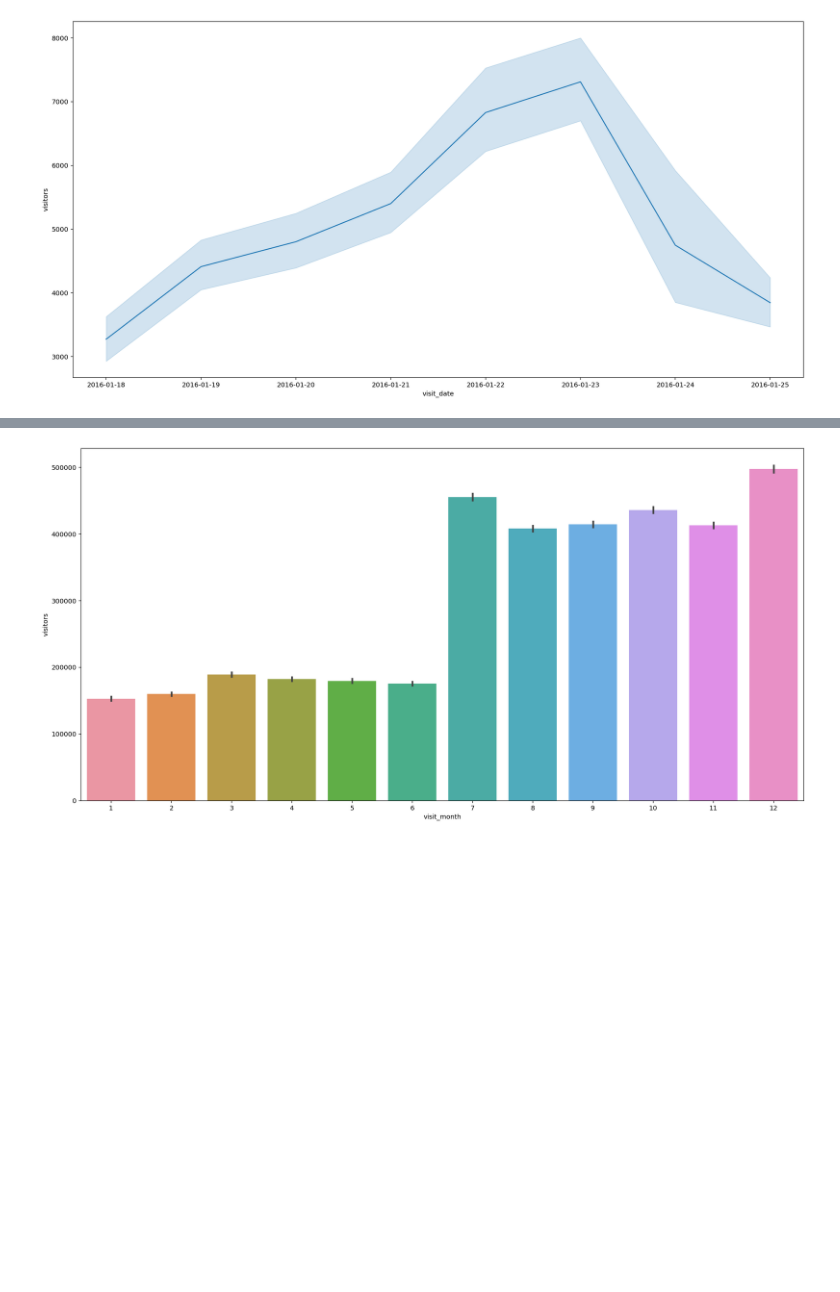
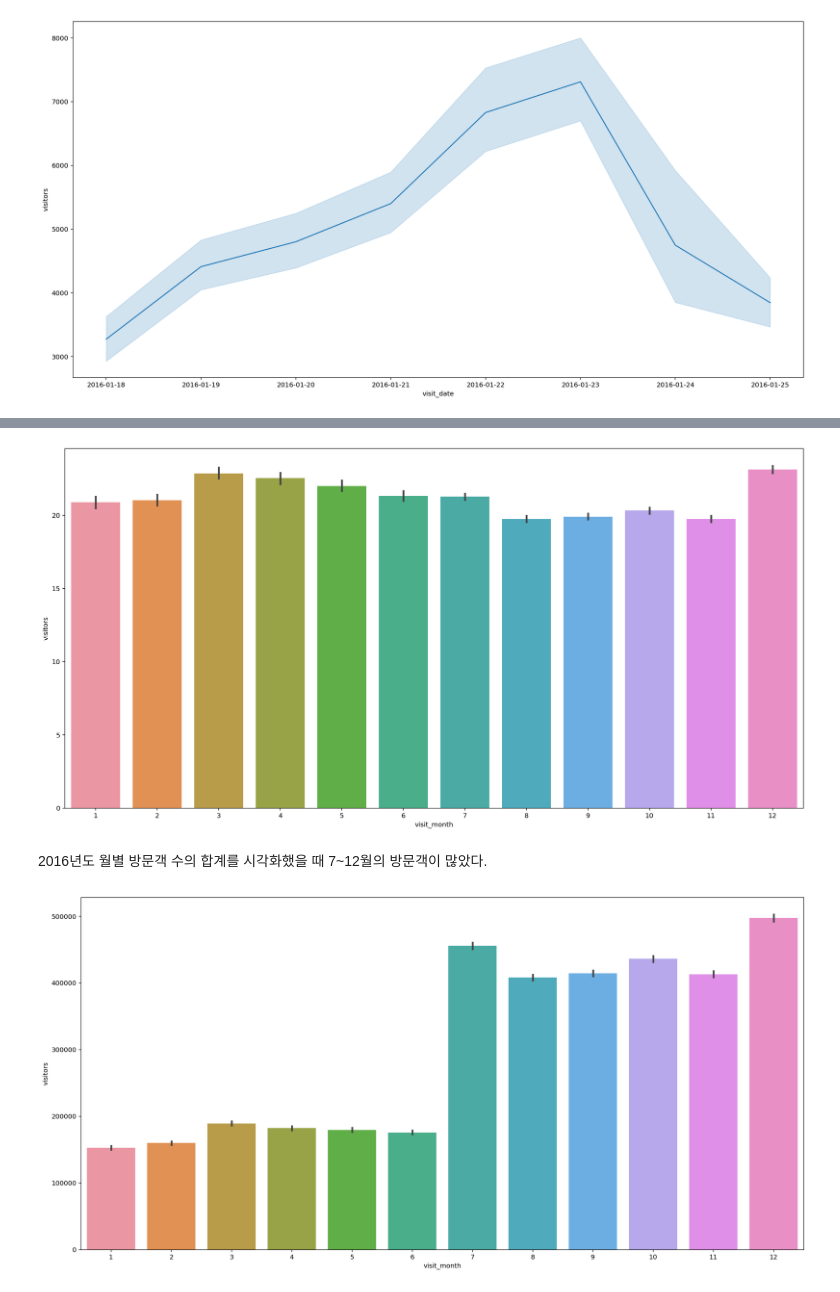
Before and after one commit to dlgur1994/Hackerthon1_Aiffel, a Jupyter notebook: Hyelim/Hackerthon1_visualization.ipynb, the cells around one changed output, grey strips where cells are left out. Saved outputs shown, nothing was run; the diff lists cells and outputs as text; code cells hidden in the pictures; blank space fills up the shorter version.

```diff
--- a/Hyelim/Hackerthon1_visualization.ipynb
+++ b/Hyelim/Hackerthon1_visualization.ipynb
@@ -156,3 +156,11 @@ plt.show()
+# %%
+plt.figure(figsize=(20,10))
+sns.barplot(data = air_visit_group[air_visit_group.visit_year==2016], x='visit_month', y='visitors')
+plt.show()
+# %% [output]
+[figure, added]
+# %% [markdown]
+2016년도 월별 방문객 수의 합계를 시각화했을 때 7~12월의 방문객이 많았다.
 # %%
 plt.figure(figsize=(20,10))
 sns.barplot(data = air_visit_group[air_visit_group.visit_year==2016], x='visit_month', y='visitors', estimator=sum)
```
Also changed, not shown: parts of 19 cells of this notebook.
